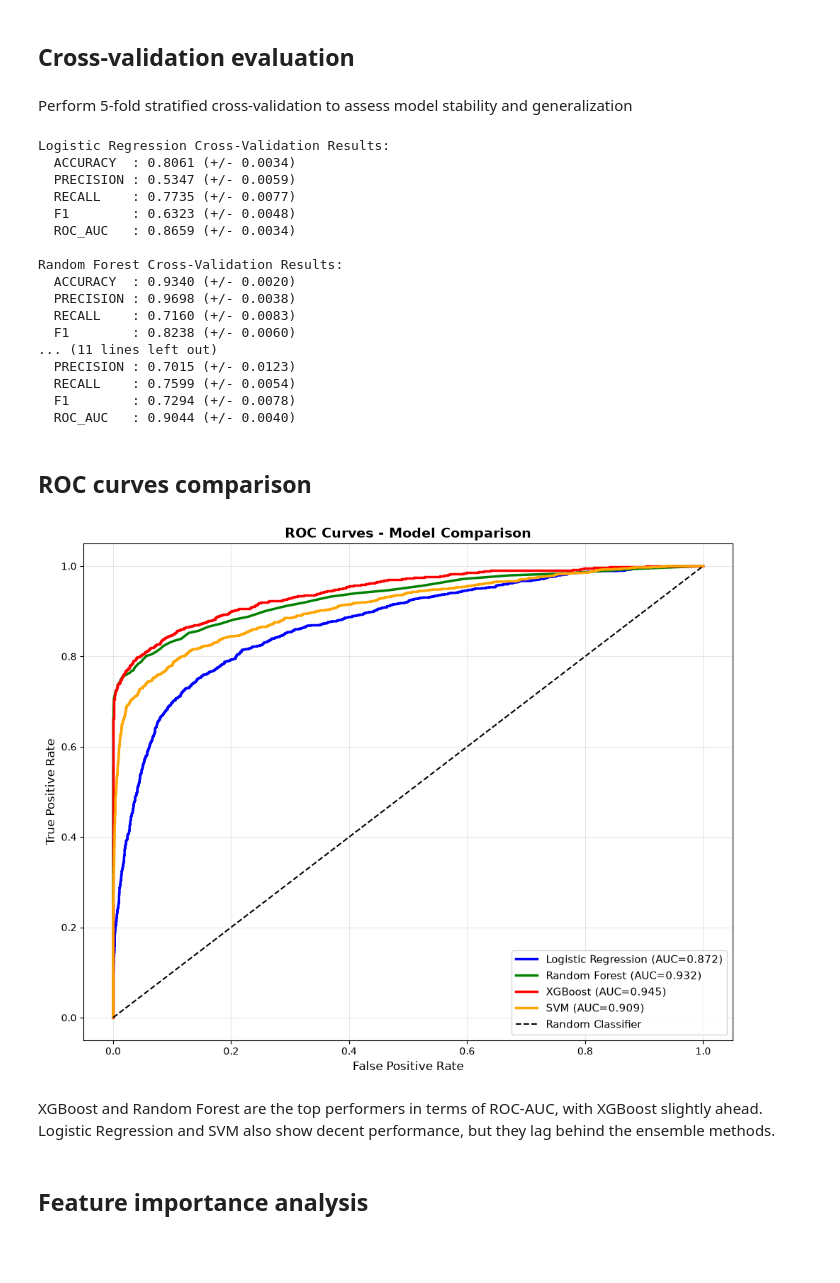
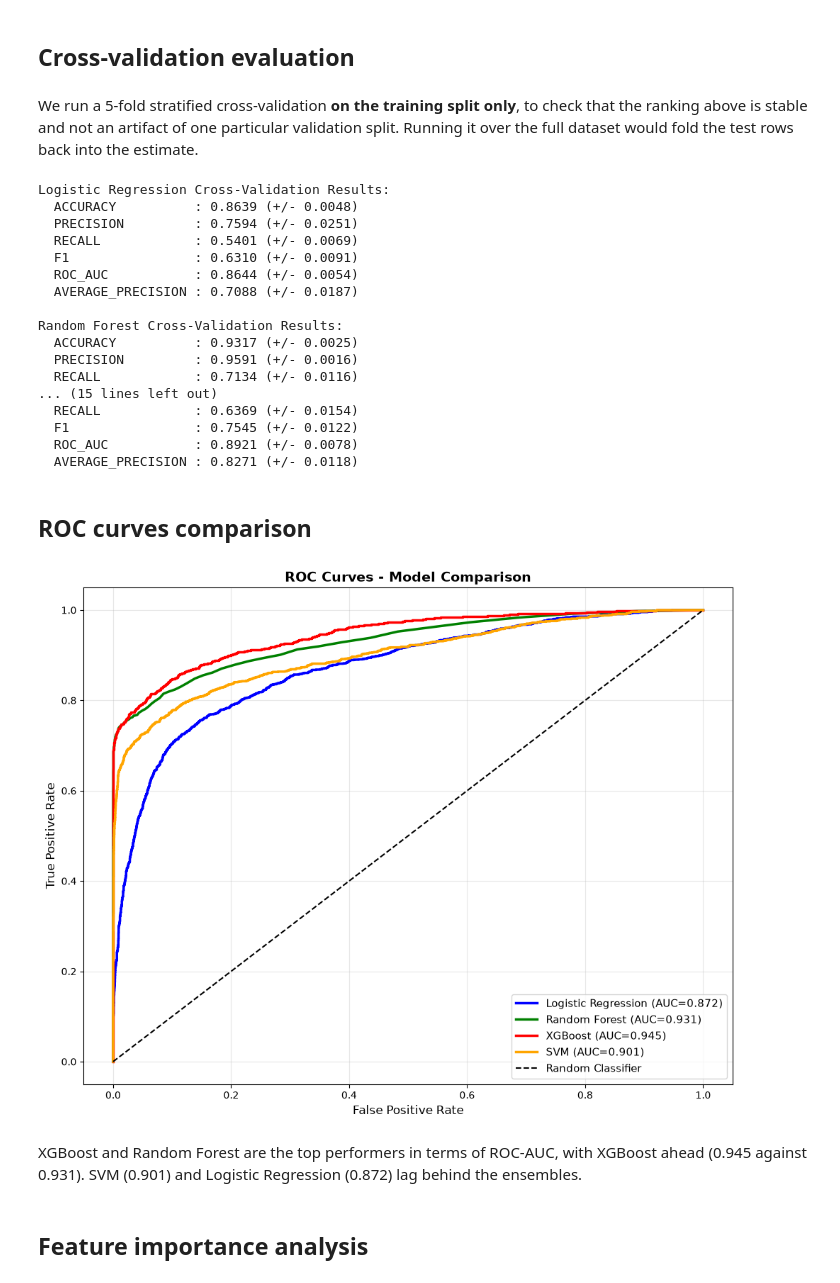
Before and after one commit to AntonioAlbaladejo/credit-risk-engine, a Jupyter notebook: notebooks/model_selection.ipynb, the cells around one changed output. Cells and saved outputs as stored; diff of their text form; code cells hidden in the pictures; blank space fills up the shorter version.

```diff
--- a/notebooks/model_selection.ipynb
+++ b/notebooks/model_selection.ipynb
@@ -79,4 +88,3 @@ Create train-test split with stratification to preserve class distribution
 # %%
-X_train, X_test, y_train, y_test = train_test_split(
-    X, y, test_size=0.2, random_state=42, stratify=y
-)
+for name, part in [("train", y_train), ("validation", y_val), ("test", y_test)]:
+    print(f"{name:11s} {len(part):6d} rows, default rate {part.mean():.4f}")
@@ -87,28 +105,22 @@ We select some baseline moddels to compare: Logistic Regression, Random Forest,
 # %%
 # Initialize models with fixed random states for reproducibility
-ratio = float(y_train.value_counts()[0] / y_train.value_counts()[1])
-
 models = {
     "Logistic Regression": LogisticRegression(
         max_iter=1000,
-        class_weight="balanced",  # Ajusts weights automatically
         random_state=42,
     ),
     "Random Forest": RandomForestClassifier(
         n_estimators=100,
-        class_weight="balanced",  # Ajusts weights automatically
         random_state=42,
         n_jobs=-1,
     ),
     "XGBoost": XGBClassifier(
         n_estimators=100,
-        scale_pos_weight=ratio,  # Multiplies the positive class weight by the imbalance ratio
         random_state=42,
         eval_metric="logloss",
     ),
     "SVM": SVC(
         kernel="rbf",
-        class_weight="balanced",  # Funddamental for SVM to handle imbalance
         probability=True,
         random_state=42,
     ),
@@ -213,7 +238,7 @@ Visualize model performance comparison
 fig, axes = plt.subplots(2, 3, figsize=(15, 8))
 fig.suptitle("Model Performance Comparison on Test Set", fontsize=16, fontweight="bold")
 
-metrics_to_plot = ["Accuracy", "Precision", "Recall", "F1-Score", "ROC-AUC"]
+metrics_to_plot = ["Accuracy", "Precision", "Recall", "F1-Score", "ROC-AUC", "PR-AUC"]
 for idx, metric in enumerate(metrics_to_plot):
     ax = axes.flat[idx]
     results_df[metric].sort_values(ascending=True).plot(
@@ -225,9 +250,6 @@ for idx, metric in enumerate(metrics_to_plot):
     for i, v in enumerate(results_df[metric].sort_values(ascending=True)):
         ax.text(v + 0.01, i, f"{v:.3f}", va="center")
 
-# Hide the last unused subplot
-axes.flat[-1].set_visible(False)
-
 plt.tight_layout()
 plt.show()
 # %% [output]
@@ -237,7 +263,9 @@ We can see Random Forest leaing on almost all metrics, falling behind in recall,
 # %% [markdown]
 ## Cross-validation evaluation
 # %% [markdown]
-Perform 5-fold stratified cross-validation to assess model stability and generalization
+We run a 5-fold stratified cross-validation **on the training split only**, to check that the ranking
+above is stable and not an artifact of one particular validation split. Running it over the full
+dataset would fold the test rows back into the estimate.
 # %%
 skf = StratifiedKFold(n_splits=5, shuffle=True, random_state=42)
 scoring = {
@@ -246,63 +274,64 @@ scoring = {
     "recall": "recall",
     "f1": "f1",
     "roc_auc": "roc_auc",
+    "average_precision": "average_precision",
 }
 
 cv_results = {}
 
-for name, model in trained_models.items():
+for name, model in models.items():
     print(f"\n{name} Cross-Validation Results:")
-    cv_scores = cross_validate(model, X, y, cv=skf, scoring=scoring)
+    cv_scores = cross_validate(model, X_train, y_train, cv=skf, scoring=scoring)
     cv_results[name] = cv_scores
 
     for metric in scoring.keys():
         scores = cv_scores[f"test_{metric}"]
-        print(f"  {metric.upper():10s}: {scores.mean():.4f} (+/- {scores.std():.4f})")
+        print(f"  {metric.upper():18s}: {scores.mean():.4f} (+/- {scores.std():.4f})")
 # %% [output]
 Logistic Regression Cross-Validation Results:
-  ACCURACY  : 0.8061 (+/- 0.0034)
-  PRECISION : 0.5347 (+/- 0.0059)
-  RECALL    : 0.7735 (+/- 0.0077)
-  F1        : 0.6323 (+/- 0.0048)
-  ROC_AUC   : 0.8659 (+/- 0.0034)
+  ACCURACY          : 0.8639 (+/- 0.0048)
+  PRECISION         : 0.7594 (+/- 0.0251)
+  RECALL            : 0.5401 (+/- 0.0069)
+  F1                : 0.6310 (+/- 0.0091)
+  ROC_AUC           : 0.8644 (+/- 0.0054)
+  AVERAGE_PRECISION : 0.7088 (+/- 0.0187)
 
 Random Forest Cross-Validation Results:
-  ACCURACY  : 0.9340 (+/- 0.0020)
-  PRECISION : 0.9698 (+/- 0.0038)
-  RECALL    : 0.7160 (+/- 0.0083)
-  F1        : 0.8238 (+/- 0.0060)
-... (11 lines left out)
-  PRECISION : 0.7015 (+/- 0.0123)
-  RECALL    : 0.7599 (+/- 0.0054)
-  F1        : 0.7294 (+/- 0.0078)
-  ROC_AUC   : 0.9044 (+/- 0.0040)
+  ACCURACY          : 0.9317 (+/- 0.0025)
+  PRECISION         : 0.9591 (+/- 0.0016)
+  RECALL            : 0.7134 (+/- 0.0116)
+... (15 lines left out)
+  RECALL            : 0.6369 (+/- 0.0154)
+  F1                : 0.7545 (+/- 0.0122)
+  ROC_AUC           : 0.8921 (+/- 0.0078)
+  AVERAGE_PRECISION : 0.8271 (+/- 0.0118)
 # %% [markdown]
 ## ROC curves comparison
 # %%
 fig, ax = plt.subplots(figsize=(10, 8))
 
 colors = ["blue", "green", "red", "orange"]
 
-for (name, model), color in zip(trained_models.items(), colors, strict=True):
-    y_pred_proba = model.predict_proba(X_test)[:, 1]
-    fpr, tpr, _ = roc_curve(y_test, y_pred_proba)
+for (name, proba), color in zip(test_proba.items(), colors, strict=True):
+    fpr, tpr, _ = roc_curve(y_test, proba)
     roc_auc = auc(fpr, tpr)
     ax.plot(fpr, tpr, label=f"{name} (AUC={roc_auc:.3f})", linewidth=2.5, color=color)
 
 # Plot diagonal (random classifier)
 ax.plot([0, 1], [0, 1], "k--", label="Random Classifier", linewidth=1.5)
 
 ax.set_xlabel("False Positive Rate", fontsize=12)
 ax.set_ylabel("True Positive Rate", fontsize=12)
 ax.set_title("ROC Curves - Model Comparison", fontsize=14, fontweight="bold")
 ax.legend(loc="lower right", fontsize=11)
 ax.grid(True, alpha=0.3)
 plt.tight_layout()
 plt.show()
 # %% [output]
-[figure, old version]
+[figure, new version]
 # %% [markdown]
-XGBoost and Random Forest are the top performers in terms of ROC-AUC, with XGBoost slightly ahead. Logistic Regression and SVM also show decent performance, but they lag behind the ensemble methods.
+XGBoost and Random Forest are the top performers in terms of ROC-AUC, with XGBoost ahead (0.945
+against 0.931). SVM (0.901) and Logistic Regression (0.872) lag behind the ensembles.
 # %% [markdown]
 ## Feature importance analysis
 # %% [markdown]
```
Also changed, not shown: parts of 51 cells of this notebook, 4 other files.
